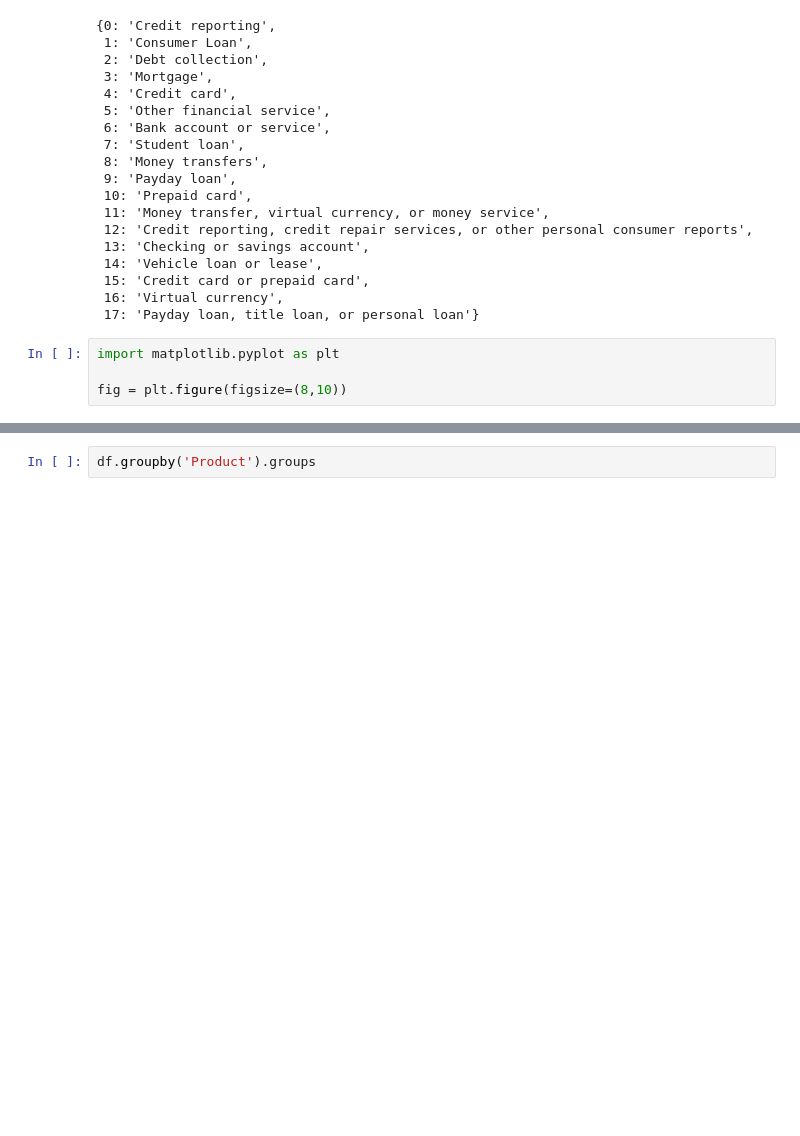
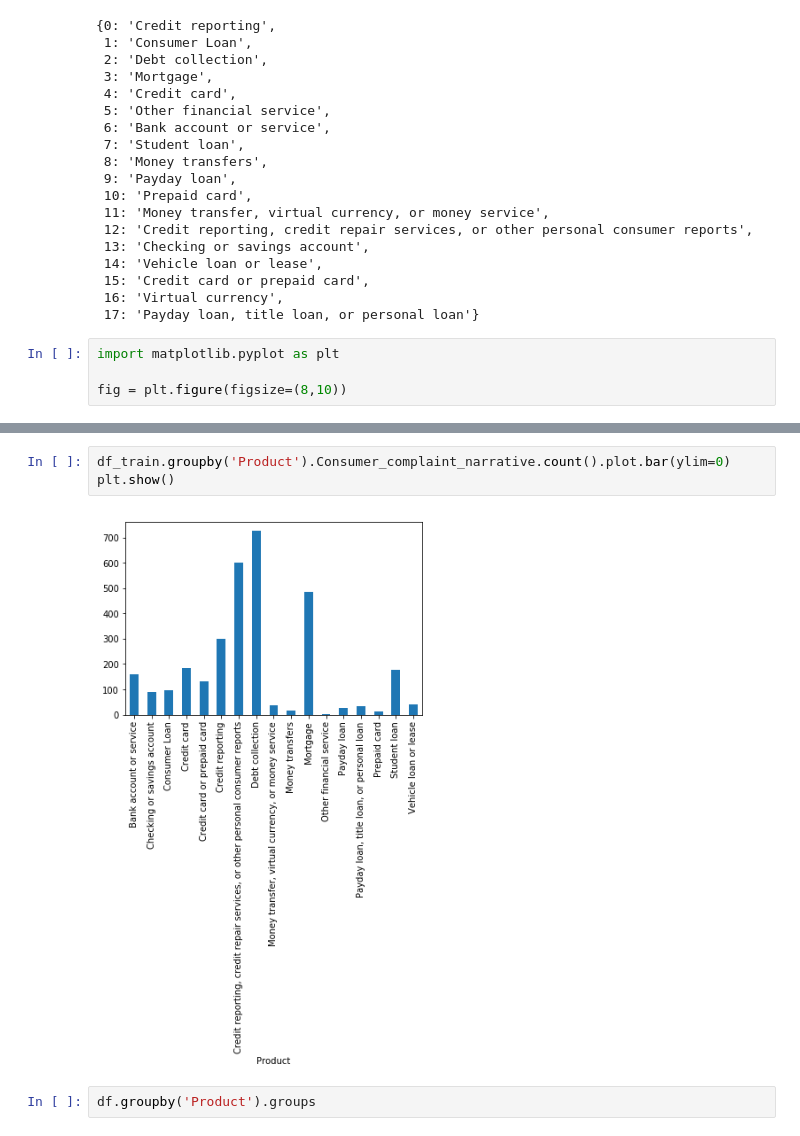
Before and after one commit to katamit/Data-Science, a Jupyter notebook: MultClass_classification.ipynb, the cells around one changed output, grey strips where cells are left out. Drawn from its saved outputs; the diff is of its cells as text; blank space fills up the shorter version.

```diff
--- a/MultClass_classification.ipynb
+++ b/MultClass_classification.ipynb
@@ -285,3 +247,8 @@ plt.show()
+# %%
+df_train.groupby('Product').Consumer_complaint_narrative.count().plot.bar(ylim=0)
+plt.show()
+# %% [output]
+[figure, added]
 # %%
 df.groupby('Product').groups
 # %% [output]
```
Also changed, not shown: parts of 25 cells of this notebook.
